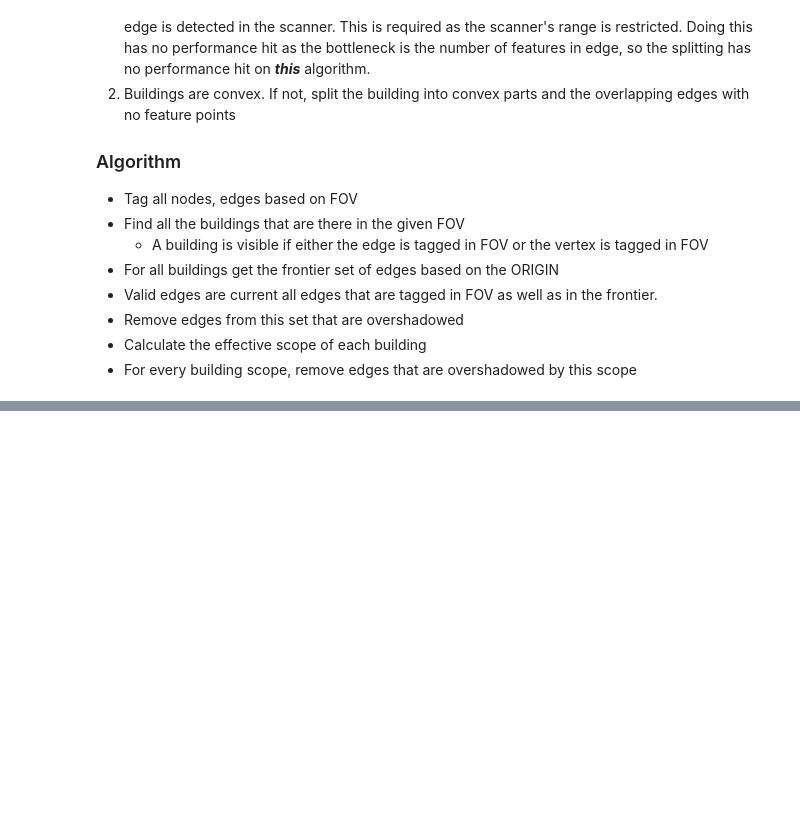
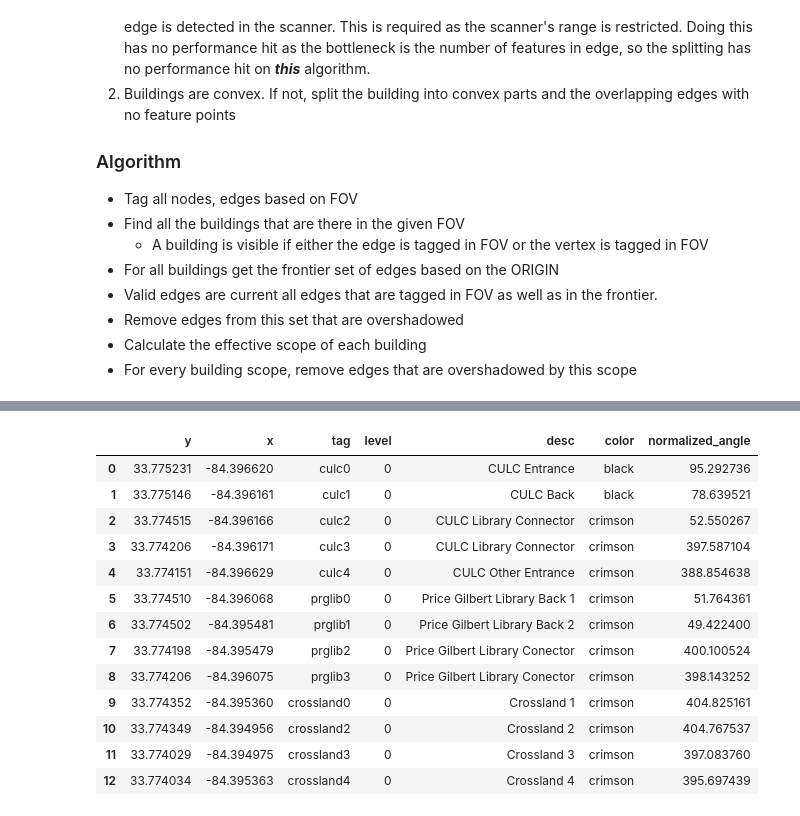
Before and after one commit to AdwaitB/visual-positioning-mci, a Jupyter notebook: python-analysis/scan_playground.ipynb, the cells around one changed output, grey strips where cells are left out. Cells and saved outputs as stored; diff of their text form; code cells hidden in the pictures; blank space fills up the shorter version.

```diff
--- a/python-analysis/scan_playground.ipynb
+++ b/python-analysis/scan_playground.ipynb
@@ -175,0 +193,17 @@ plot_situation(points, edges, viewpoint, viewpoint_begin, viewpoint_end, axis_xp
+# %%
+points
+# %% [output]
+|  | y | x | tag | level | desc | color | normalized_angle |
+| 0 | 33.775231 | -84.396620 | culc0 | 0 | CULC Entrance | black | 95.292736 |
+| 1 | 33.775146 | -84.396161 | culc1 | 0 | CULC Back | black | 78.639521 |
+| 2 | 33.774515 | -84.396166 | culc2 | 0 | CULC Library Connector | crimson | 52.550267 |
+| 3 | 33.774206 | -84.396171 | culc3 | 0 | CULC Library Connector | crimson | 397.587104 |
+| 4 | 33.774151 | -84.396629 | culc4 | 0 | CULC Other Entrance | crimson | 388.854638 |
+| 5 | 33.774510 | -84.396068 | prglib0 | 0 | Price Gilbert Library Back 1 | crimson | 51.764361 |
+| 6 | 33.774502 | -84.395481 | prglib1 | 0 | Price Gilbert Library Back 2 | crimson | 49.422400 |
+| 7 | 33.774198 | -84.395479 | prglib2 | 0 | Price Gilbert Library Conector | crimson | 400.100524 |
+| 8 | 33.774206 | -84.396075 | prglib3 | 0 | Price Gilbert Library Conector | crimson | 398.143252 |
+| 9 | 33.774352 | -84.395360 | crossland0 | 0 | Crossland 1 | crimson | 404.825161 |
+| 10 | 33.774349 | -84.394956 | crossland2 | 0 | Crossland 2 | crimson | 404.767537 |
+| 11 | 33.774029 | -84.394975 | crossland3 | 0 | Crossland 3 | crimson | 397.083760 |
+| 12 | 33.774034 | -84.395363 | crossland4 | 0 | Crossland 4 | crimson | 395.697439 |
```
Also changed, not shown: parts of 11 cells of this notebook, 8 other files.
